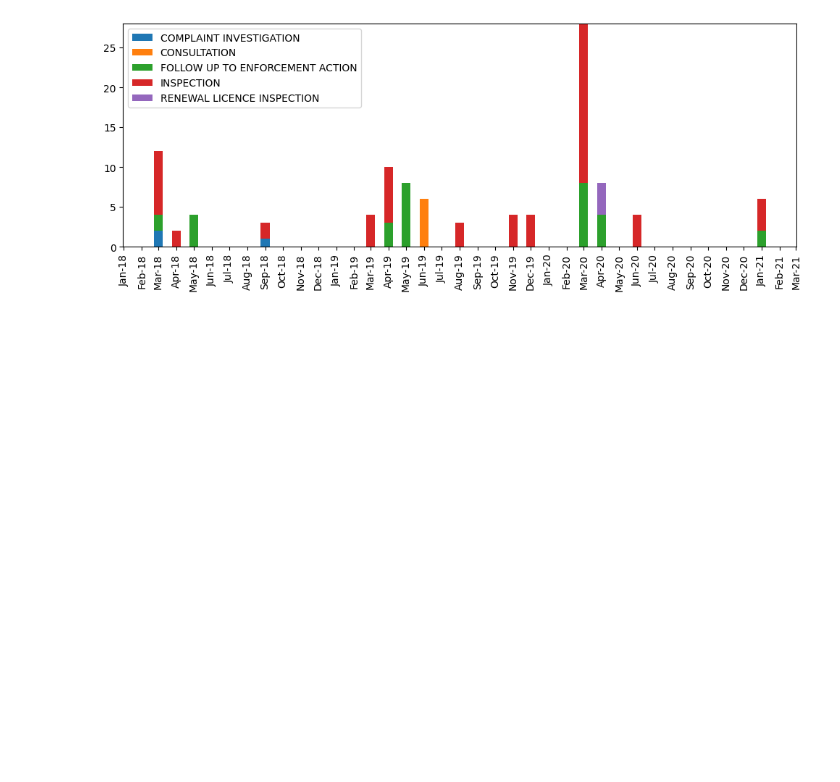
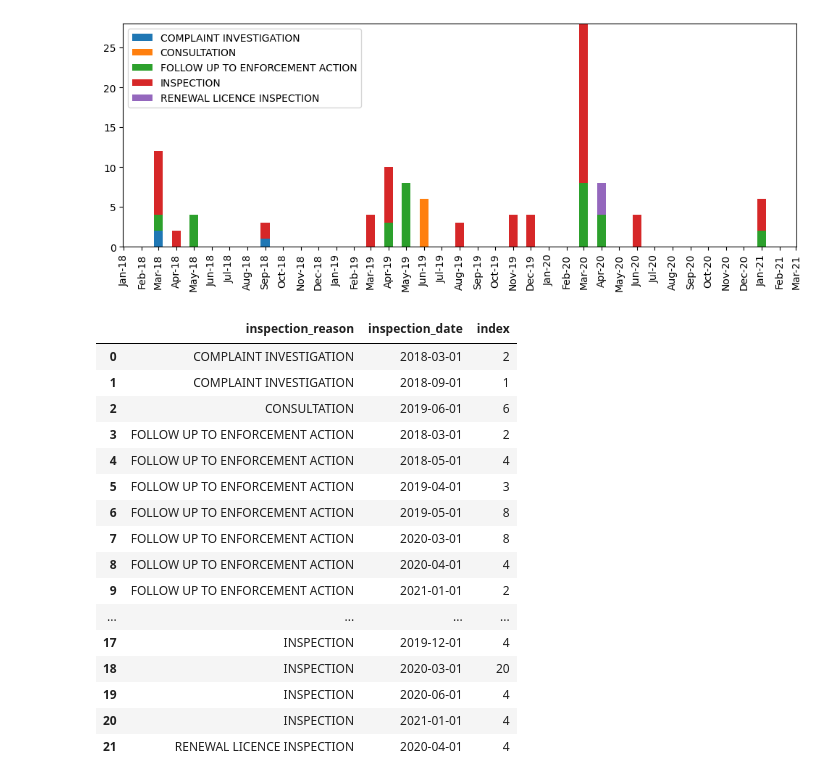
Before and after one commit to brunocgf/calgary_childcares, a Jupyter notebook: workbook.ipynb, the cells around one changed output. Drawn from its saved outputs; the diff is of its cells as text; code cells hidden in the pictures; blank space fills up the shorter version.

```diff
--- a/workbook.ipynb
+++ b/workbook.ipynb
@@ -285,3 +303,23 @@ plt.xticks(rotation='vertical')
 plt.show()
 # %% [output]
 [figure]
+# %%
+df_filtered.groupby(['inspection_reason', pd.Grouper(key='inspection_date', freq='MS')]).index.count().reset_index()
+# %% [output]
+|  | inspection_reason | inspection_date | index |
+| 0 | COMPLAINT INVESTIGATION | 2018-03-01 | 2 |
+| 1 | COMPLAINT INVESTIGATION | 2018-09-01 | 1 |
+| 2 | CONSULTATION | 2019-06-01 | 6 |
+| 3 | FOLLOW UP TO ENFORCEMENT ACTION | 2018-03-01 | 2 |
+| 4 | FOLLOW UP TO ENFORCEMENT ACTION | 2018-05-01 | 4 |
+| 5 | FOLLOW UP TO ENFORCEMENT ACTION | 2019-04-01 | 3 |
+| 6 | FOLLOW UP TO ENFORCEMENT ACTION | 2019-05-01 | 8 |
+| 7 | FOLLOW UP TO ENFORCEMENT ACTION | 2020-03-01 | 8 |
+| 8 | FOLLOW UP TO ENFORCEMENT ACTION | 2020-04-01 | 4 |
+| 9 | FOLLOW UP TO ENFORCEMENT ACTION | 2021-01-01 | 2 |
+| ... | ... | ... | ... |
+| 17 | INSPECTION | 2019-12-01 | 4 |
+| 18 | INSPECTION | 2020-03-01 | 20 |
+| 19 | INSPECTION | 2020-06-01 | 4 |
+| 20 | INSPECTION | 2021-01-01 | 4 |
+| 21 | RENEWAL LICENCE INSPECTION | 2020-04-01 | 4 |
```
Also changed, not shown: parts of 5 cells of this notebook, 1 other file.
